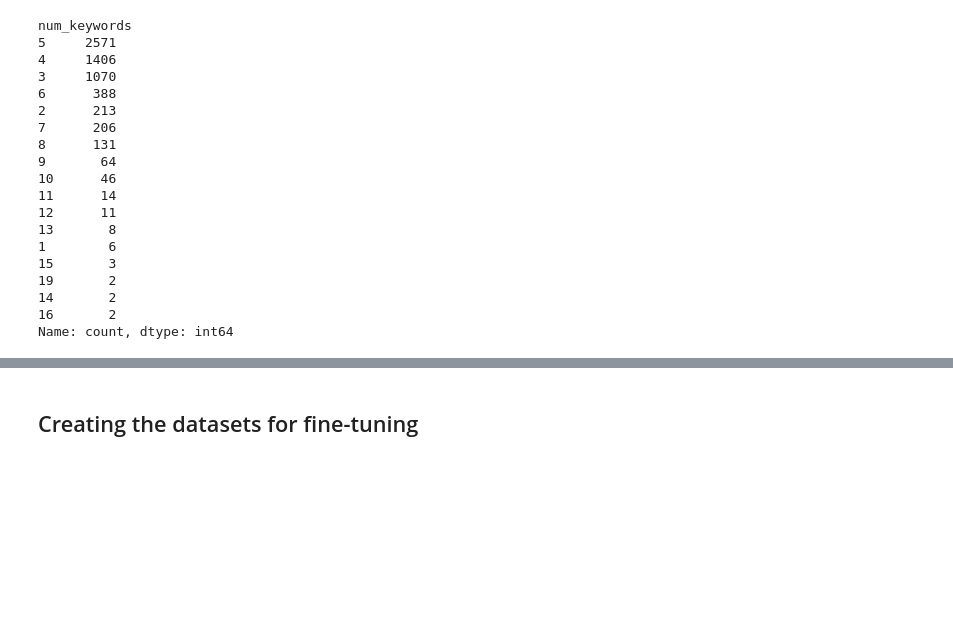
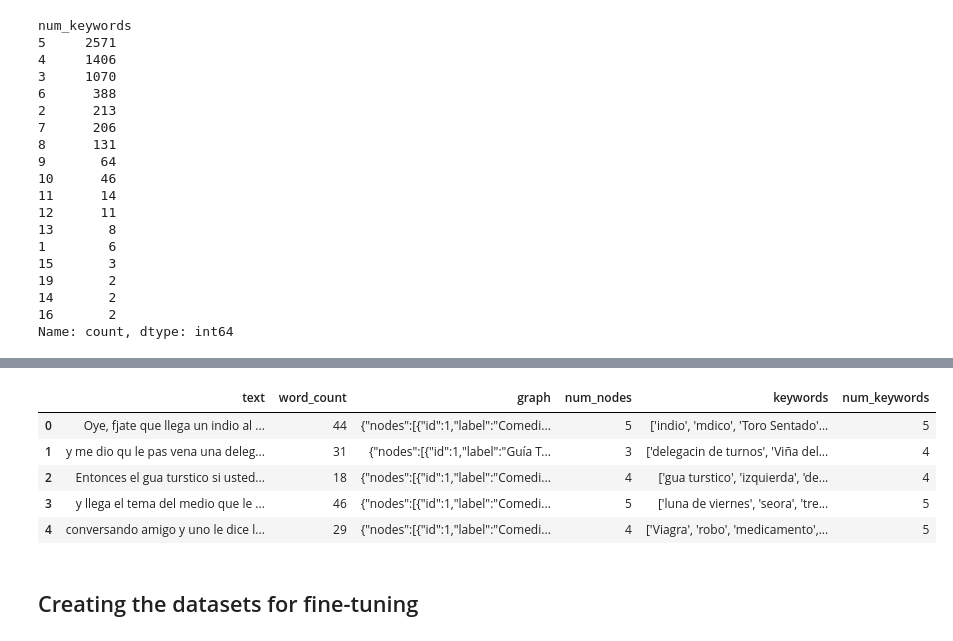
Before and after one commit to aastroza/mistral-fine-tuning, a Jupyter notebook: notebooks/02_refine_jokes_dataset.ipynb, the cells around one changed output, grey strips where cells are left out. Saved outputs shown, nothing was run; the diff lists cells and outputs as text; code cells hidden in the pictures; blank space fills up the shorter version.

```diff
--- a/notebooks/02_refine_jokes_dataset.ipynb
+++ b/notebooks/02_refine_jokes_dataset.ipynb
@@ -276,2 +285,20 @@ Name: count, dtype: int64
+# %%
+def convert_keywords(keywords_str):
+    # Load the string into a dictionary
+    keywords_dict = json.loads(keywords_str)
+    keywords_list = keywords_dict['keywords']
+    return str(keywords_list).replace('"', "'")
+
+# Apply the conversion to the 'keywords' column
+df['keywords'] = df['keywords'].apply(convert_keywords)
+# %%
+df.head()
+# %% [output]
+|  | text | word_count | graph | num_nodes | keywords | num_keywords |
+| 0 | Oye, fjate que llega un indio al ... | 44 | {"nodes":[{"id":1,"label":"Comedi... | 5 | ['indio', 'mdico', 'Toro Sentado'... | 5 |
+| 1 | y me dio qu le pas vena una deleg... | 31 | {"nodes":[{"id":1,"label":"Guía T... | 3 | ['delegacin de turnos', 'Viña del... | 4 |
+| 2 | Entonces el gua turstico si usted... | 18 | {"nodes":[{"id":1,"label":"Comedi... | 4 | ['gua turstico', 'izquierda', 'de... | 4 |
+| 3 | y llega el tema del medio que le ... | 46 | {"nodes":[{"id":1,"label":"Comedi... | 5 | ['luna de viernes', 'seora', 'tre... | 5 |
+| 4 | conversando amigo y uno le dice l... | 29 | {"nodes":[{"id":1,"label":"Comedi... | 4 | ['Viagra', 'robo', 'medicamento',... | 5 |
 # %%
 df.to_json('../data/interim/jokes.jsonl', orient='records', lines=True)
```
Also changed, not shown: parts of 4 cells of this notebook, 19 other files.
